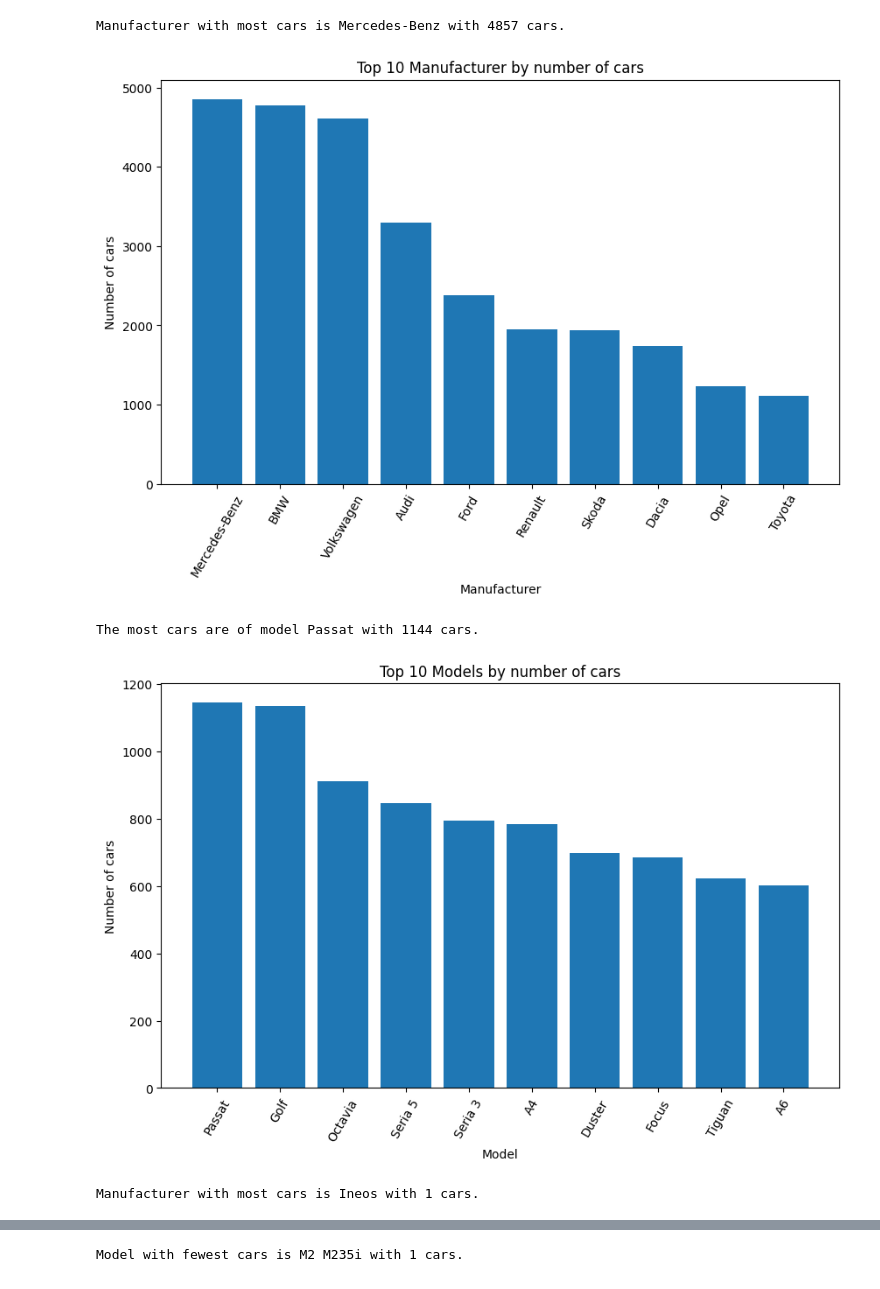
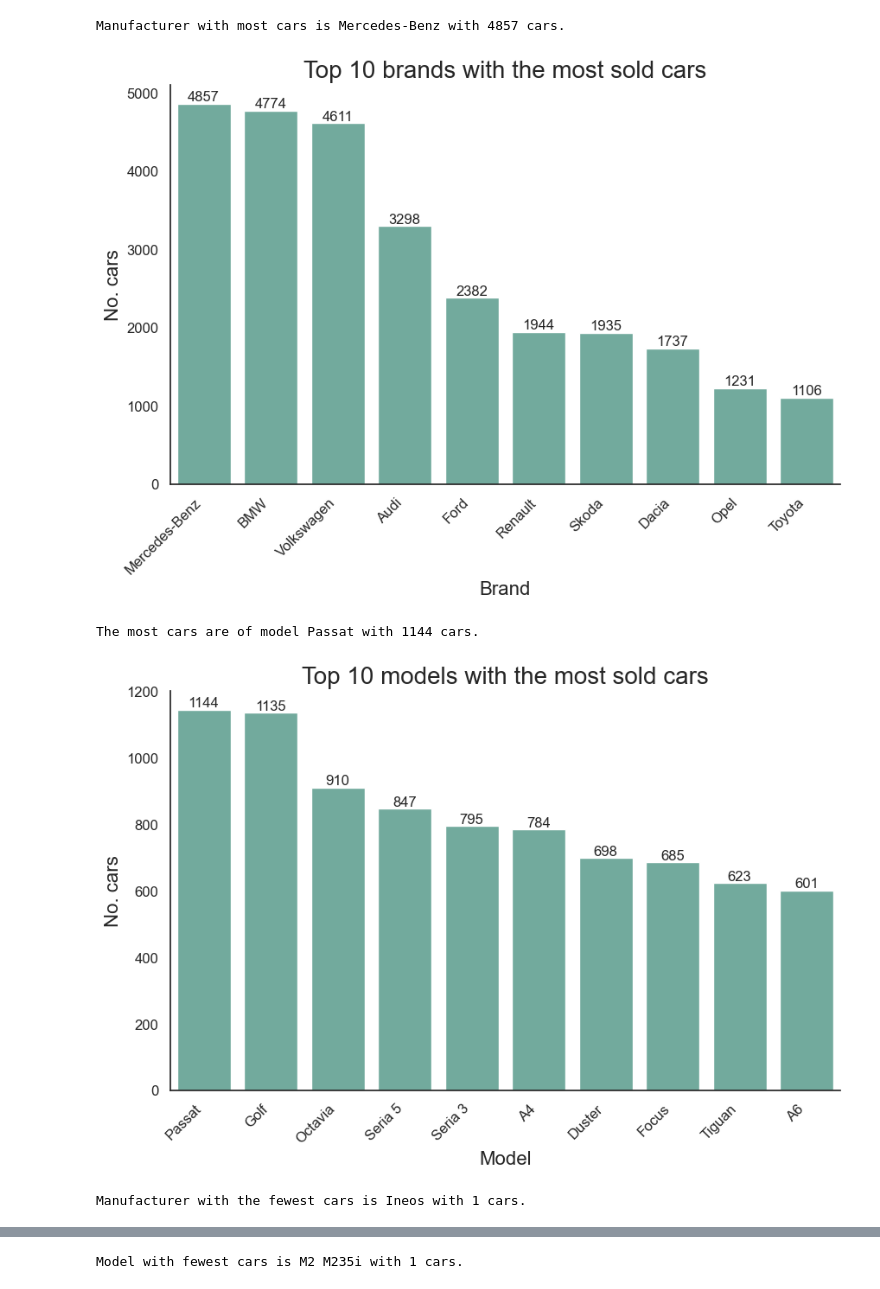
Before and after one commit to romanmurzac/EvaCar, a Jupyter notebook: internal_tools/data_analyzer.ipynb, the cells around one changed output, grey strips where cells are left out. Cells and saved outputs as stored; diff of their text form; code cells hidden in the pictures.

```diff
--- a/internal_tools/data_analyzer.ipynb
+++ b/internal_tools/data_analyzer.ipynb
@@ -15,6 +15,6 @@ from datetime import datetime
 # %%
 # Load data and create dataframe
-df = pd.read_csv("../datasets/RawDataDB.csv")
+df = pd.read_csv(f"../datasets/RawDataDB-23-12-10.csv")
 # %%
 # Display a sample of data
 df.sample(10)
@@ -255,21 +287,14 @@ print(f"Manufacturer with most cars is {more_manufact_name} with {more_manufact_
 # %% [output]
 Manufacturer with most cars is Mercedes-Benz with 4857 cars.
 # %%
-# 3.1.1. Plot 10 manufacturer with most cars
-count_10_manufact = df["manufacturer"].value_counts().sort_values(ascending=False).head(10)
-manufact_names = count_10_manufact.index[:].to_list()
+# 3.1.1. Plot 10 manufacturer with the most cars
+count_10_manufact = pd.DataFrame()
+count_10_manufact["count"] = df["manufacturer"].value_counts().sort_values(ascending=False).head(10)
+count_10_manufact["names"] = count_10_manufact.index[:].to_list()
 
-# Plot Top 10 manufacturer by number of cars
-fig, ax = plt.subplots(figsize=(10, 6))
-ax.bar(manufact_names, count_10_manufact)
-ax.set_xticks(manufact_names)
-ax.set_xticklabels(manufact_names, rotation=60)
-ax.set_xlabel('Manufacturer')
-ax.set_ylabel('Number of cars')
-ax.set_title('Top 10 Manufacturer by number of cars')
-plt.show()
+plot_barchar_data(count_10_manufact, "names", "count", 'Top 10 brands with the most sold cars', 'Brand', 'No. cars')
 # %% [output]
-[figure, old version]
+[figure, new version]
 # %%
 # 3.2. Which model has more cars?
 more_model_no_cars = df['model'].value_counts().iloc[0]
@@ -278,25 +303,18 @@ print(f"The most cars are of model {more_model_name} with {more_model_no_cars} c
 # %% [output]
 The most cars are of model Passat with 1144 cars.
 # %%
-# 3.2.1. Plot 10 model with most cars
-count_10_model = df["model"].value_counts().sort_values(ascending=False).head(10)
-model_names = count_10_model.index[:].to_list()
+# 3.2.1. Plot 10 model with the most cars
+count_10_model = pd.DataFrame()
+count_10_model["count"] = df["model"].value_counts().sort_values(ascending=False).head(10)
+count_10_model["names"] = count_10_model.index[:].to_list()
 
-# Plot Top 10 manufacturer by number of cars
-fig, ax = plt.subplots(figsize=(10, 6))
-ax.bar(model_names, count_10_model)
-ax.set_xticks(model_names)
-ax.set_xticklabels(model_names, rotation=60)
-ax.set_xlabel('Model')
-ax.set_ylabel('Number of cars')
-ax.set_title('Top 10 Models by number of cars')
-plt.show()
+plot_barchar_data(count_10_model, "names", "count", 'Top 10 models with the most sold cars', 'Model', 'No. cars')
 # %% [output]
-[figure, old version]
+[figure, new version]
 # %%
 # 3.3. Which manufacturer has less cars?
 manufact_no_cars = df['manufacturer'].value_counts().min()
 manufact_name = df['manufacturer'].value_counts().idxmin()
-print(f"Manufacturer with most cars is {manufact_name} with {manufact_no_cars} cars.")
+print(f"Manufacturer with the fewest cars is {manufact_name} with {manufact_no_cars} cars.")
 # %% [output]
-Manufacturer with most cars is Ineos with 1 cars.
+Manufacturer with the fewest cars is Ineos with 1 cars.
```
Also changed, not shown: parts of 42 cells of this notebook, 18 other files.
